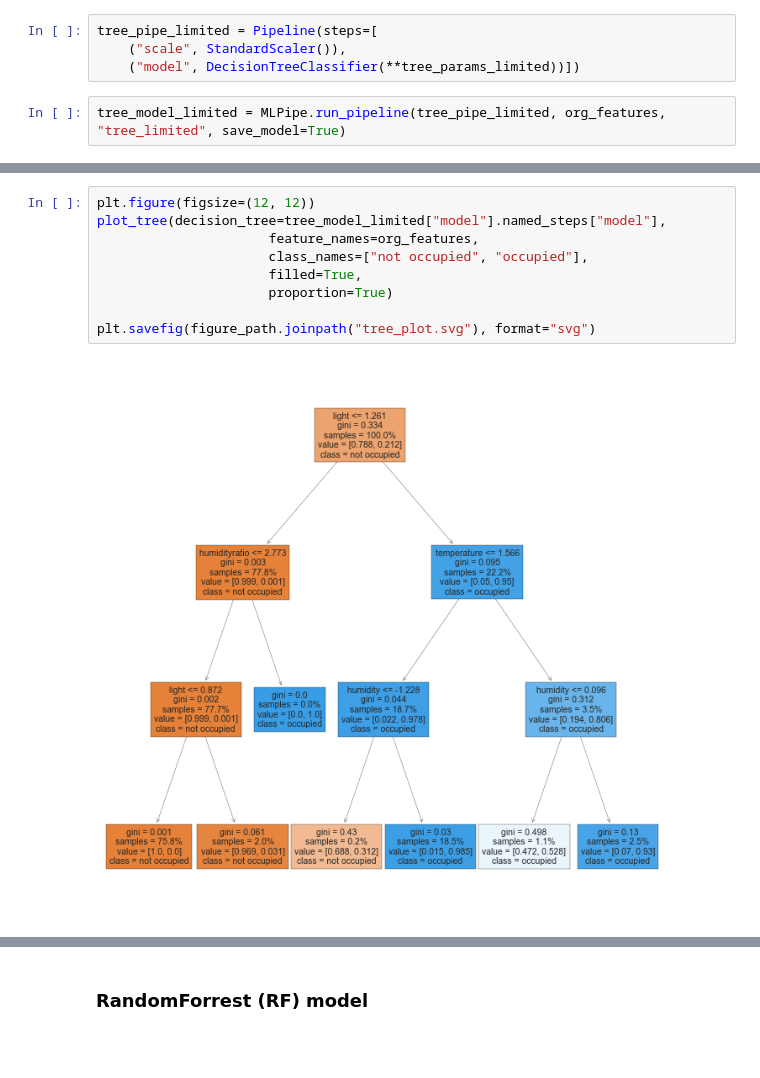
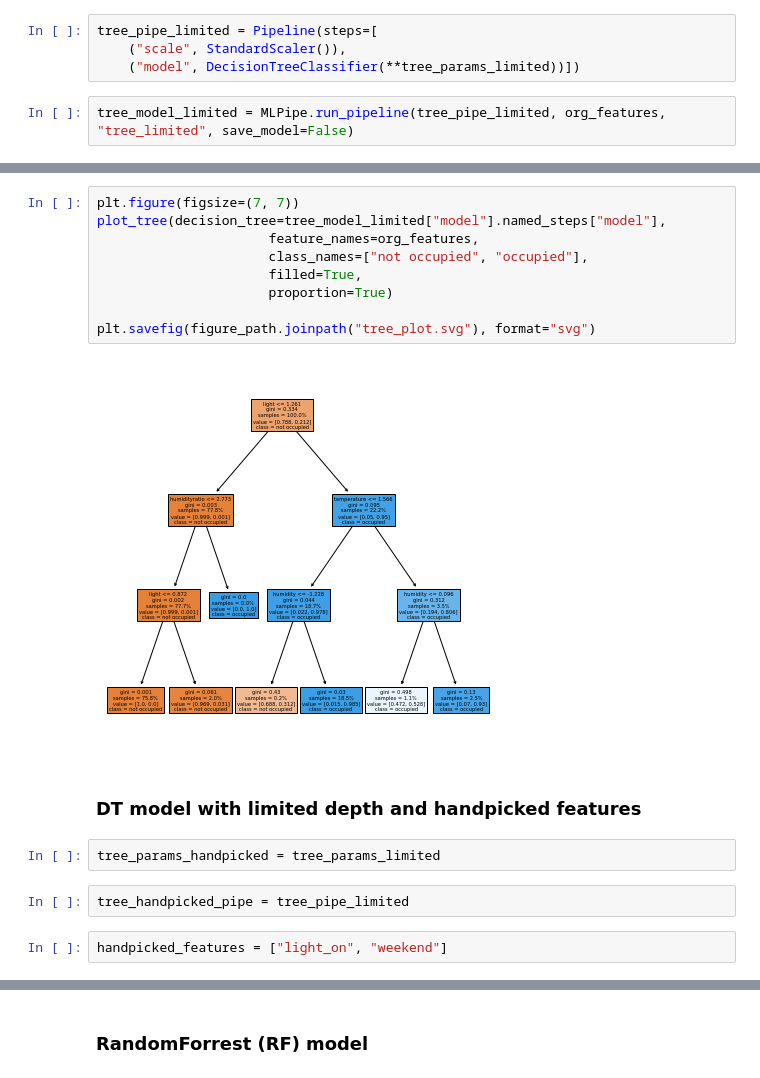
Before and after one commit to slangenbach/hvac-optimization, a Jupyter notebook: notebooks/03-modeling.ipynb, the cells around one changed output, grey strips where cells are left out. Drawn from its saved outputs; the diff is of its cells as text; blank space fills up the shorter version.

```diff
--- a/notebooks/03-modeling.ipynb
+++ b/notebooks/03-modeling.ipynb
@@ -149,7 +149,7 @@ tree_pipe_limited = Pipeline(steps=[
     ("scale", StandardScaler()),
     ("model", DecisionTreeClassifier(**tree_params_limited))])
 # %%
-tree_model_limited = MLPipe.run_pipeline(tree_pipe_limited, org_features, "tree_limited", save_model=True)
+tree_model_limited = MLPipe.run_pipeline(tree_pipe_limited, org_features, "tree_limited", save_model=False)
 # %% [output]
 Running pipeline for 'tree_limited' model
 CV accuracy train: 0.9996
@@ -170,11 +170,19 @@ weighted avg       0.98      0.98      0.98      2665
 # %%
-plt.figure(figsize=(12, 12))
+plt.figure(figsize=(7, 7))
 plot_tree(decision_tree=tree_model_limited["model"].named_steps["model"],
                       feature_names=org_features,
                       class_names=["not occupied", "occupied"],
                       filled=True,
                       proportion=True)
 
 plt.savefig(figure_path.joinpath("tree_plot.svg"), format="svg")
 # %% [output]
-[figure, old version]
+[figure, new version]
+# %% [markdown]
+### DT model with limited depth and handpicked features
+# %%
+tree_params_handpicked = tree_params_limited
+# %%
+tree_handpicked_pipe = tree_pipe_limited
+# %%
+handpicked_features = ["light_on", "weekend"]
```
Also changed, not shown: parts of 11 cells of this notebook, 3 other files.
